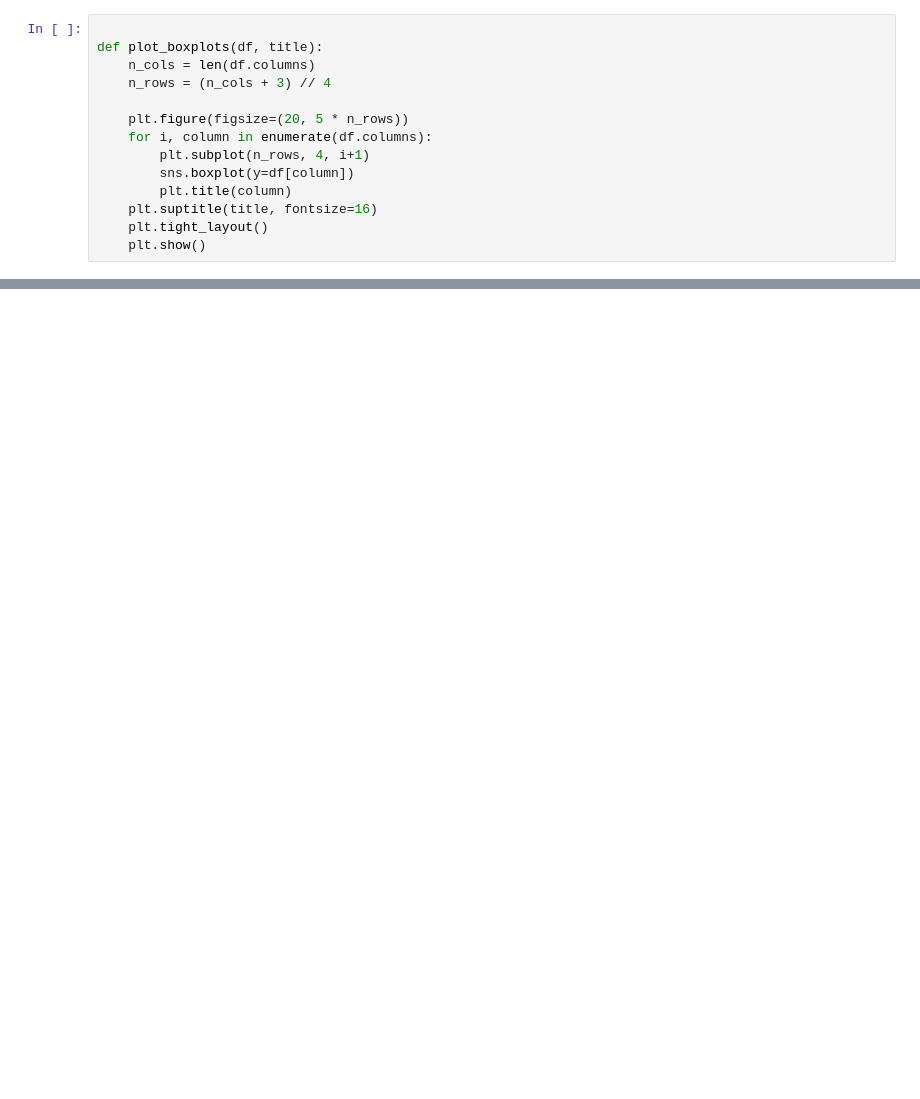
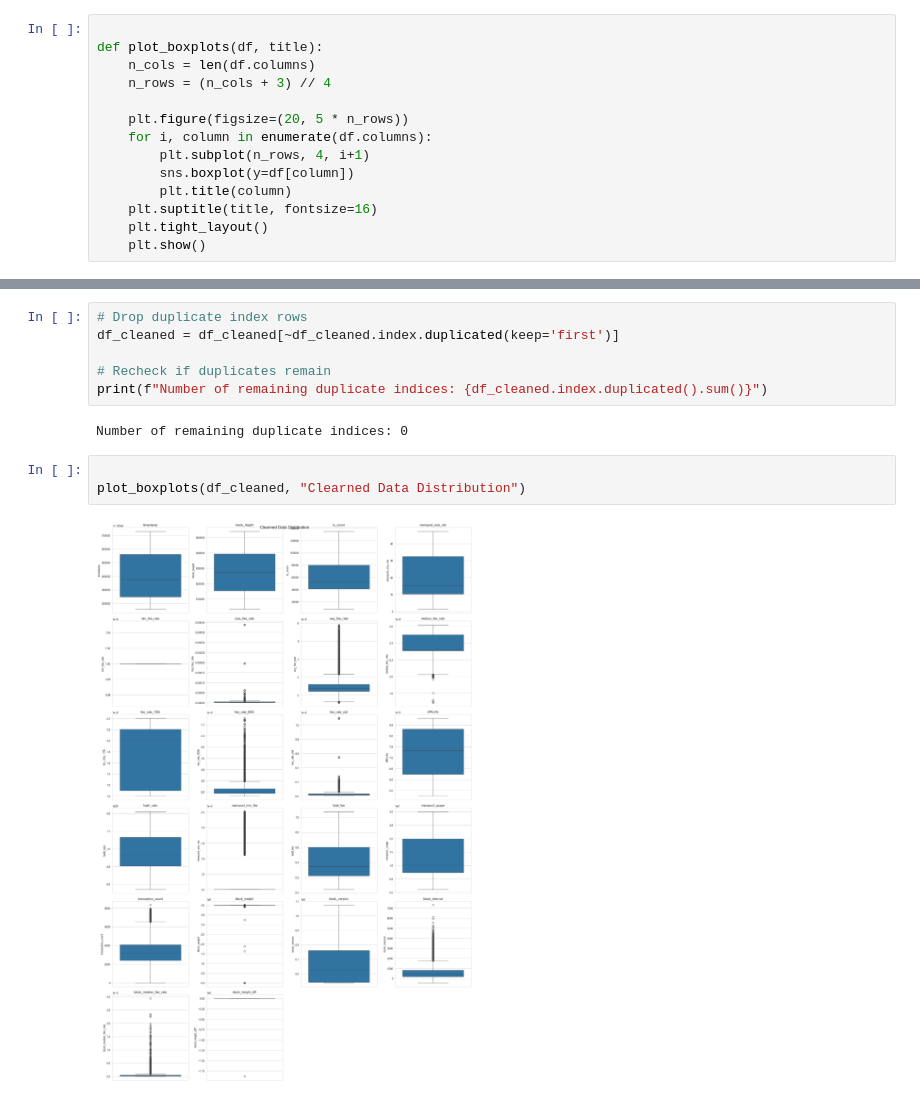
Before and after one commit to majiangqin/bitcoin, a Jupyter notebook: EDA.ipynb, the cells around one changed output, grey strips where cells are left out. Drawn from its saved outputs; the diff is of its cells as text; blank space fills up the shorter version.

```diff
--- a/EDA.ipynb
+++ b/EDA.ipynb
@@ -206,0 +273,13 @@ Final data shape: (7300, 21)
+# %%
+# Drop duplicate index rows
+df_cleaned = df_cleaned[~df_cleaned.index.duplicated(keep='first')]
+
+# Recheck if duplicates remain
+print(f"Number of remaining duplicate indices: {df_cleaned.index.duplicated().sum()}")
+# %% [output]
+Number of remaining duplicate indices: 0
+# %%
+
+plot_boxplots(df_cleaned, "Clearned Data Distribution")
+# %% [output]
+[figure, added]
```
Also changed, not shown: parts of 31 cells of this notebook, 1 other file.
